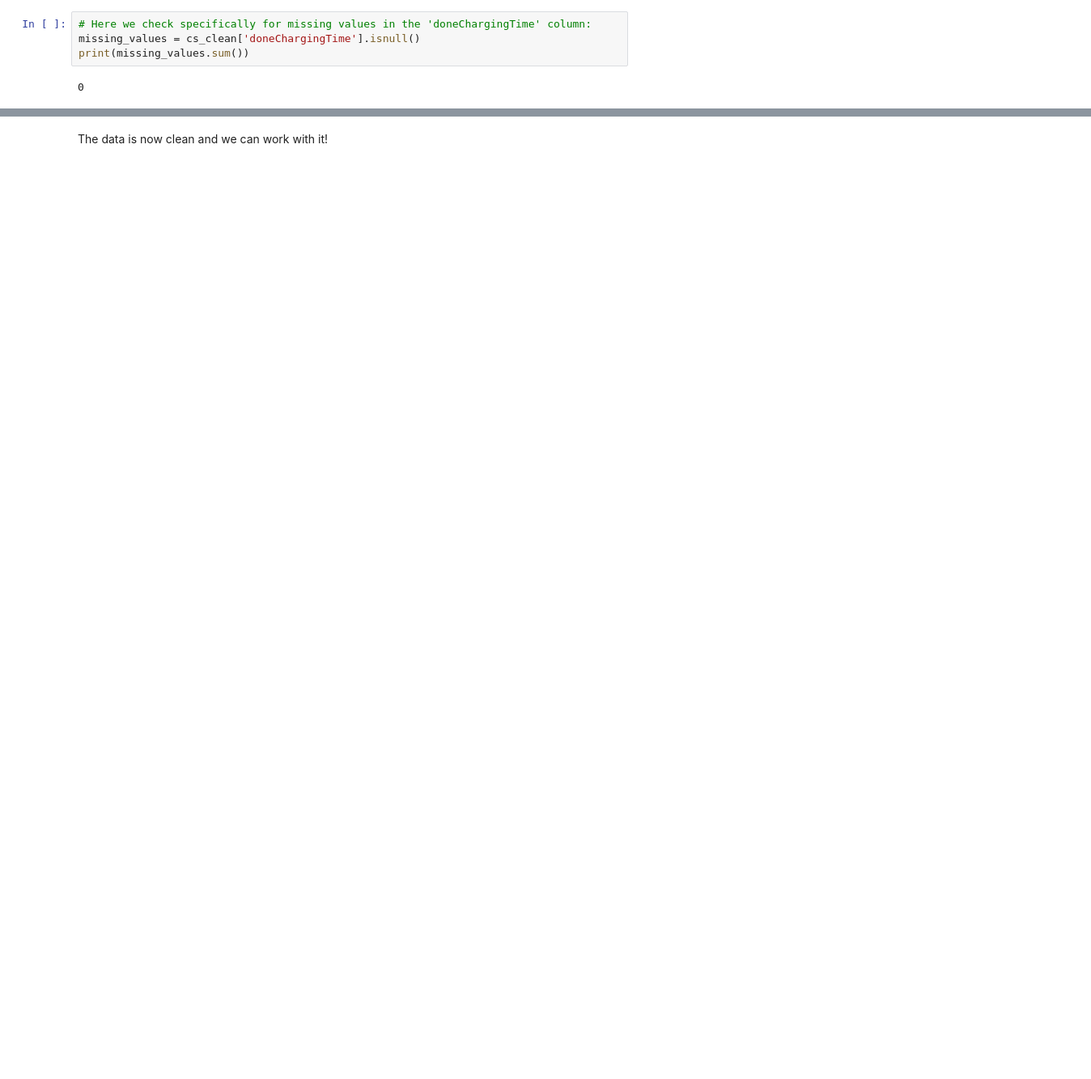
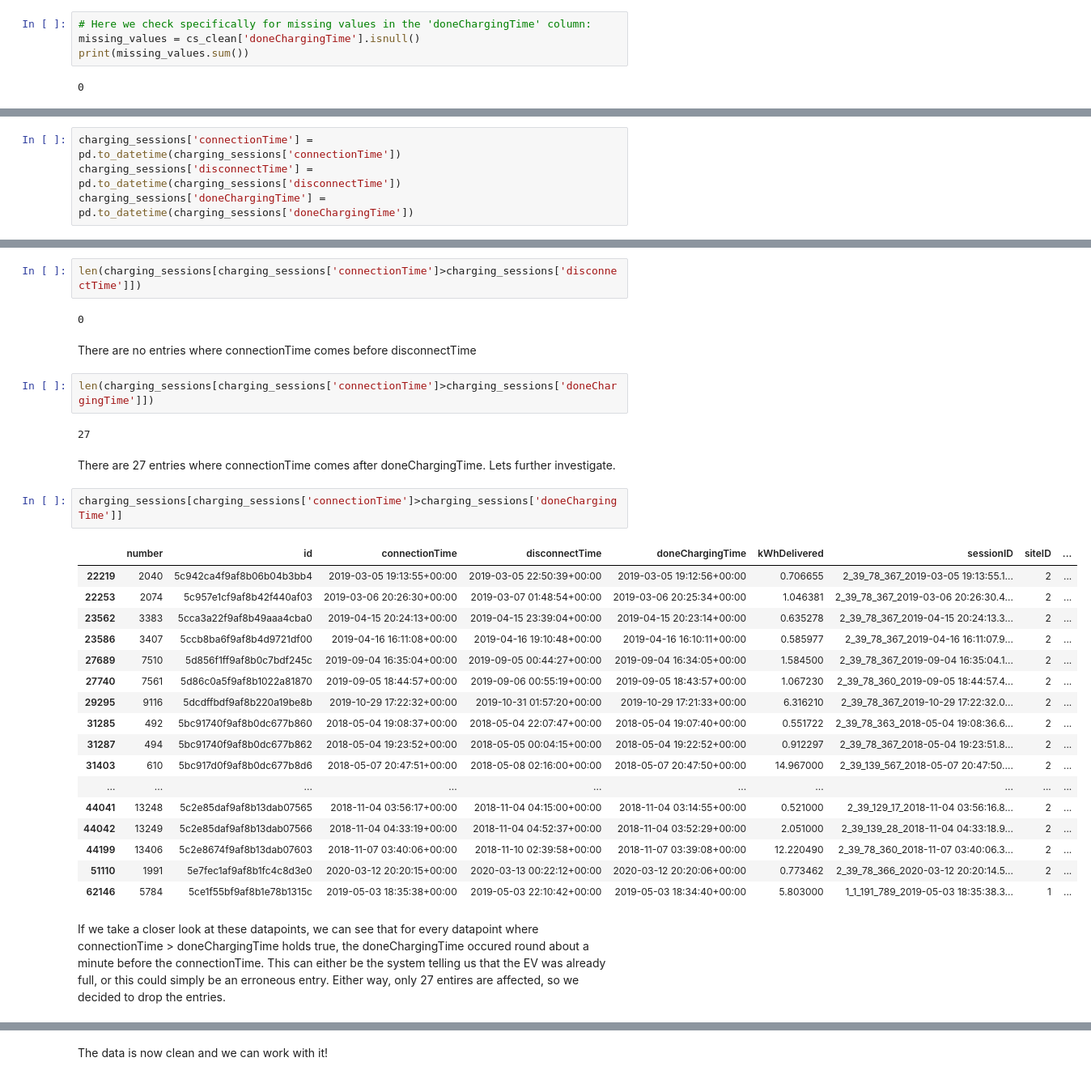
Before and after one commit to AnalyticsAvengers/AA_Project, a Jupyter notebook: 02_Descriptive_Analysis_work.ipynb, the cells around one changed output, grey strips where cells are left out. Shown at 81% size. Cells and saved outputs as stored; diff of their text form; blank space fills up the shorter version.

```diff
--- a/02_Descriptive_Analysis_work.ipynb
+++ b/02_Descriptive_Analysis_work.ipynb
@@ -313,0 +396,4 @@ print(missing_values.sum())
+# %%
+charging_sessions['connectionTime'] = pd.to_datetime(charging_sessions['connectionTime'])
+charging_sessions['disconnectTime'] = pd.to_datetime(charging_sessions['disconnectTime'])
+charging_sessions['doneChargingTime'] = pd.to_datetime(charging_sessions['doneChargingTime'])
@@ -313,0 +440,34 @@ print(missing_values.sum())
+# %%
+len(charging_sessions[charging_sessions['connectionTime']>charging_sessions['disconnectTime']])
+# %% [output]
+0
+# %% [markdown]
+There are no entries where connectionTime comes before disconnectTime
+# %%
+len(charging_sessions[charging_sessions['connectionTime']>charging_sessions['doneChargingTime']])
+# %% [output]
+27
+# %% [markdown]
+There are 27 entries where connectionTime comes after doneChargingTime. Lets further investigate.
+# %%
+charging_sessions[charging_sessions['connectionTime']>charging_sessions['doneChargingTime']]
+# %% [output]
+|  | number | id | connectionTime | disconnectTime | doneChargingTime | kWhDelivered | sessionID | siteID | ... |
+| 22219 | 2040 | 5c942ca4f9af8b06b04b3bb4 | 2019-03-05 19:13:55+00:00 | 2019-03-05 22:50:39+00:00 | 2019-03-05 19:12:56+00:00 | 0.706655 | 2_39_78_367_2019-03-05 19:13:55.1... | 2 | ... |
+| 22253 | 2074 | 5c957e1cf9af8b42f440af03 | 2019-03-06 20:26:30+00:00 | 2019-03-07 01:48:54+00:00 | 2019-03-06 20:25:34+00:00 | 1.046381 | 2_39_78_367_2019-03-06 20:26:30.4... | 2 | ... |
+| 23562 | 3383 | 5cca3a22f9af8b49aaa4cba0 | 2019-04-15 20:24:13+00:00 | 2019-04-15 23:39:04+00:00 | 2019-04-15 20:23:14+00:00 | 0.635278 | 2_39_78_367_2019-04-15 20:24:13.3... | 2 | ... |
+| 23586 | 3407 | 5ccb8ba6f9af8b4d9721df00 | 2019-04-16 16:11:08+00:00 | 2019-04-16 19:10:48+00:00 | 2019-04-16 16:10:11+00:00 | 0.585977 | 2_39_78_367_2019-04-16 16:11:07.9... | 2 | ... |
+| 27689 | 7510 | 5d856f1ff9af8b0c7bdf245c | 2019-09-04 16:35:04+00:00 | 2019-09-05 00:44:27+00:00 | 2019-09-04 16:34:05+00:00 | 1.584500 | 2_39_78_367_2019-09-04 16:35:04.1... | 2 | ... |
+| 27740 | 7561 | 5d86c0a5f9af8b1022a81870 | 2019-09-05 18:44:57+00:00 | 2019-09-06 00:55:19+00:00 | 2019-09-05 18:43:57+00:00 | 1.067230 | 2_39_78_360_2019-09-05 18:44:57.4... | 2 | ... |
+| 29295 | 9116 | 5dcdffbdf9af8b220a19be8b | 2019-10-29 17:22:32+00:00 | 2019-10-31 01:57:20+00:00 | 2019-10-29 17:21:33+00:00 | 6.316210 | 2_39_78_367_2019-10-29 17:22:32.0... | 2 | ... |
+| 31285 | 492 | 5bc91740f9af8b0dc677b860 | 2018-05-04 19:08:37+00:00 | 2018-05-04 22:07:47+00:00 | 2018-05-04 19:07:40+00:00 | 0.551722 | 2_39_78_363_2018-05-04 19:08:36.6... | 2 | ... |
+| 31287 | 494 | 5bc91740f9af8b0dc677b862 | 2018-05-04 19:23:52+00:00 | 2018-05-05 00:04:15+00:00 | 2018-05-04 19:22:52+00:00 | 0.912297 | 2_39_78_367_2018-05-04 19:23:51.8... | 2 | ... |
+| 31403 | 610 | 5bc917d0f9af8b0dc677b8d6 | 2018-05-07 20:47:51+00:00 | 2018-05-08 02:16:00+00:00 | 2018-05-07 20:47:50+00:00 | 14.967000 | 2_39_139_567_2018-05-07 20:47:50.... | 2 | ... |
+| ... | ... | ... | ... | ... | ... | ... | ... | ... | ... |
+| 44041 | 13248 | 5c2e85daf9af8b13dab07565 | 2018-11-04 03:56:17+00:00 | 2018-11-04 04:15:00+00:00 | 2018-11-04 03:14:55+00:00 | 0.521000 | 2_39_129_17_2018-11-04 03:56:16.8... | 2 | ... |
+| 44042 | 13249 | 5c2e85daf9af8b13dab07566 | 2018-11-04 04:33:19+00:00 | 2018-11-04 04:52:37+00:00 | 2018-11-04 03:52:29+00:00 | 2.051000 | 2_39_139_28_2018-11-04 04:33:18.9... | 2 | ... |
+| 44199 | 13406 | 5c2e8674f9af8b13dab07603 | 2018-11-07 03:40:06+00:00 | 2018-11-10 02:39:58+00:00 | 2018-11-07 03:39:08+00:00 | 12.220490 | 2_39_78_360_2018-11-07 03:40:06.3... | 2 | ... |
+| 51110 | 1991 | 5e7fec1af9af8b1fc4c8d3e0 | 2020-03-12 20:20:15+00:00 | 2020-03-13 00:22:12+00:00 | 2020-03-12 20:20:06+00:00 | 0.773462 | 2_39_78_366_2020-03-12 20:20:14.5... | 2 | ... |
+| 62146 | 5784 | 5ce1f55bf9af8b1e78b1315c | 2019-05-03 18:35:38+00:00 | 2019-05-03 22:10:42+00:00 | 2019-05-03 18:34:40+00:00 | 5.803000 | 1_1_191_789_2019-05-03 18:35:38.3... | 1 | ... |
+# %% [markdown]
+If we take a closer look at these datapoints, we can see that for every datapoint where connectionTime > doneChargingTime holds true, the doneChargingTime occured round about a minute before the connectionTime. This can either be the system telling us that the EV was already full, or this could simply be an erroneous entry. Either way, only 27 entires are affected, so we decided to drop the entries.
```
Also changed, not shown: parts of 47 cells of this notebook, 1 other file.
